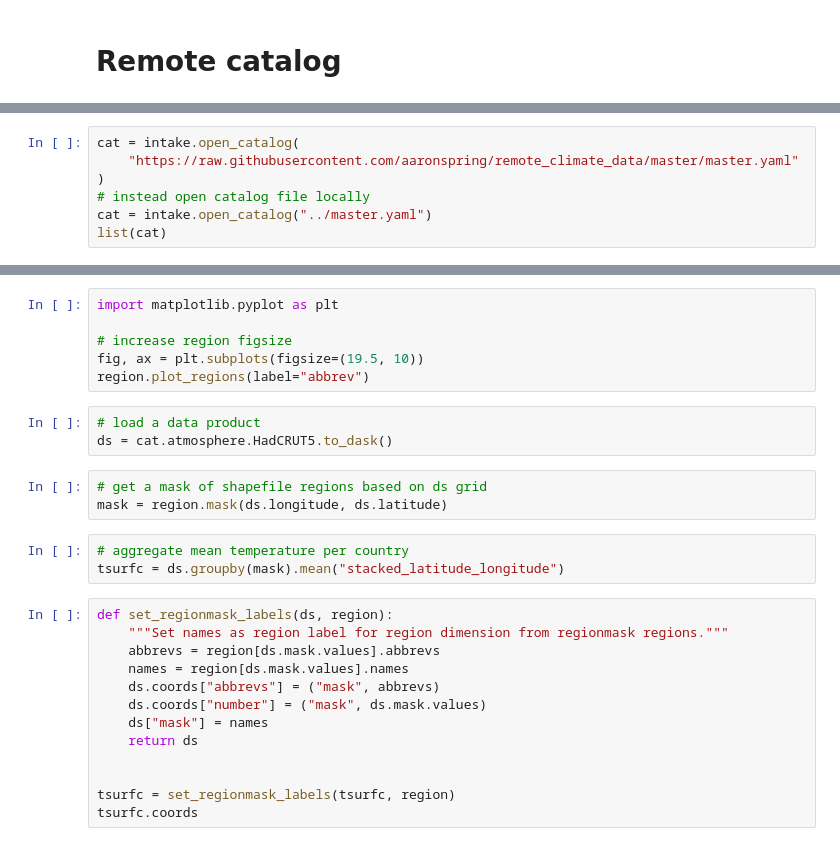
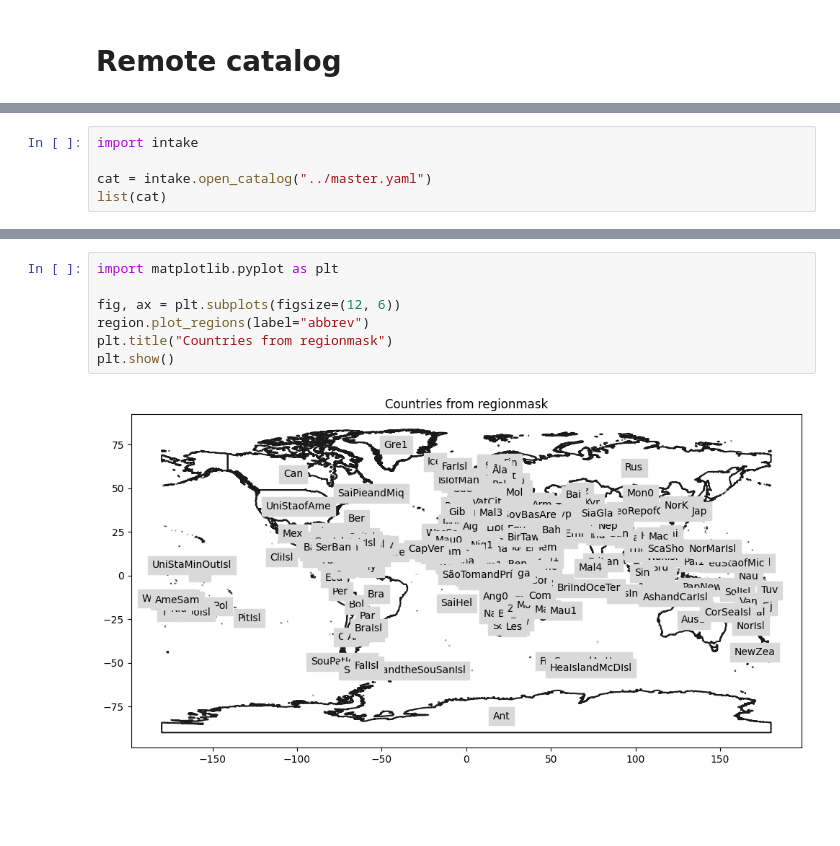
Before and after one commit to aaronspring/remote_climate_data, a Jupyter notebook: notebooks/demo.ipynb, the cells around one changed output, grey strips where cells are left out. Saved outputs shown, nothing was run; the diff lists cells and outputs as text; blank space fills up the shorter version.

```diff
--- a/notebooks/demo.ipynb
+++ b/notebooks/demo.ipynb
@@ -12,7 +3,5 @@ fsspec.config.conf["simplecache"] = {
 # %%
-cat = intake.open_catalog(
-    "https://raw.githubusercontent.com/aaronspring/remote_climate_data/master/master.yaml"
-)
-# instead open catalog file locally
+import intake
+
 cat = intake.open_catalog("../master.yaml")
 list(cat)
@@ -67,28 +70,9 @@ region
 # %%
 import matplotlib.pyplot as plt
 
-# increase region figsize
-fig, ax = plt.subplots(figsize=(19.5, 10))
+fig, ax = plt.subplots(figsize=(12, 6))
 region.plot_regions(label="abbrev")
+plt.title("Countries from regionmask")
+plt.show()
+# %% [output]
+[figure, added]
-# %%
-# load a data product
-ds = cat.atmosphere.HadCRUT5.to_dask()
-# %%
-# get a mask of shapefile regions based on ds grid
-mask = region.mask(ds.longitude, ds.latitude)
-# %%
-# aggregate mean temperature per country
-tsurfc = ds.groupby(mask).mean("stacked_latitude_longitude")
-# %%
-def set_regionmask_labels(ds, region):
-    """Set names as region label for region dimension from regionmask regions."""
-    abbrevs = region[ds.mask.values].abbrevs
-    names = region[ds.mask.values].names
-    ds.coords["abbrevs"] = ("mask", abbrevs)
-    ds.coords["number"] = ("mask", ds.mask.values)
-    ds["mask"] = names
-    return ds
-
-
-tsurfc = set_regionmask_labels(tsurfc, region)
-tsurfc.coords
```
Also changed, not shown: parts of 25 cells of this notebook, 9 other files.
